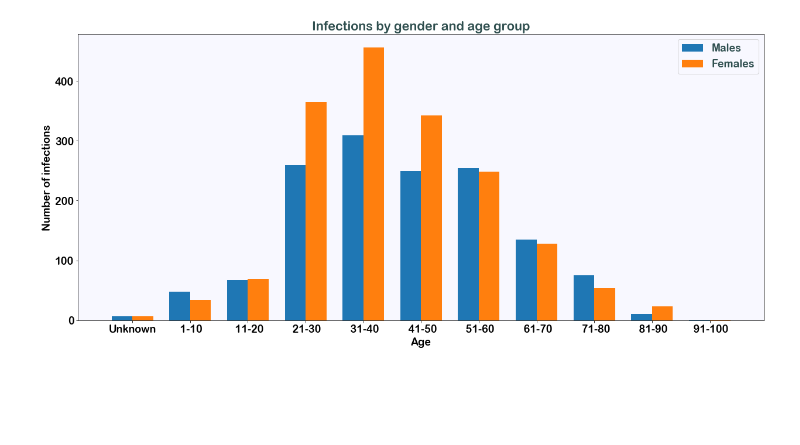
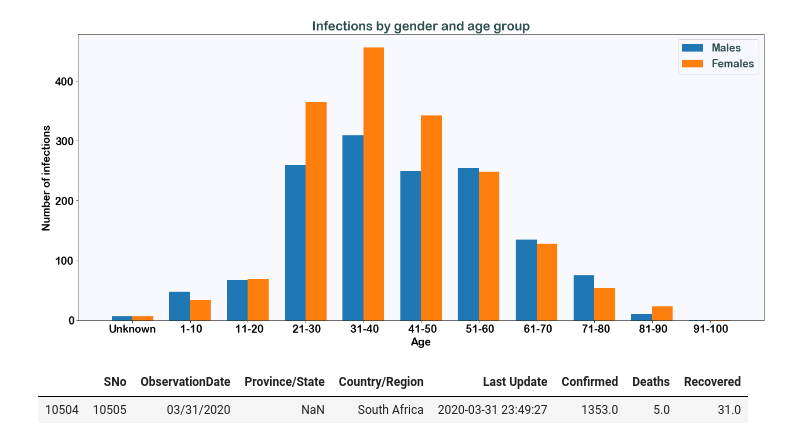
Before and after one commit to mckabuza/South-Africa-COVID-19-Data-Visualization, a Jupyter notebook: SA COVID-19 April.ipynb, the cells around one changed output. Saved outputs shown, nothing was run; the diff lists cells and outputs as text; code cells hidden in the pictures; blank space fills up the shorter version.

```diff
--- a/SA COVID-19 April.ipynb
+++ b/SA COVID-19 April.ipynb
@@ -211,3 +211,9 @@ plt.legend(loc='best')
 plt.show()
 # %% [output]
 [figure]
+# %%
+march = SA_deaths[SA_deaths['ObservationDate'] == '03/31/2020']
+march
+# %% [output]
+|  | SNo | ObservationDate | Province/State | Country/Region | Last Update | Confirmed | Deaths | Recovered |
+| 10504 | 10505 | 03/31/2020 | NaN | South Africa | 2020-03-31 23:49:27 | 1353.0 | 5.0 | 31.0 |
```
Also changed, not shown: parts of 11 cells of this notebook, 13 other files.
